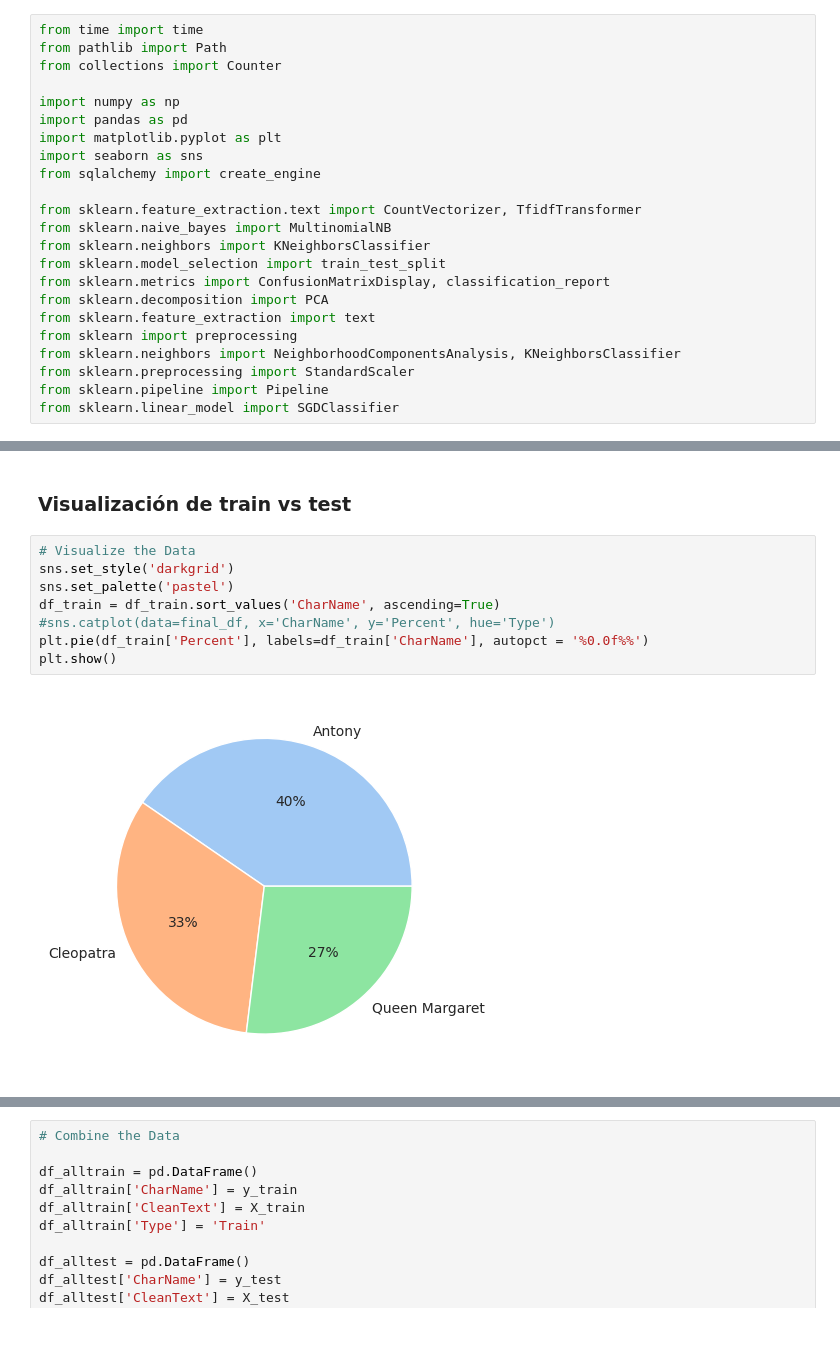
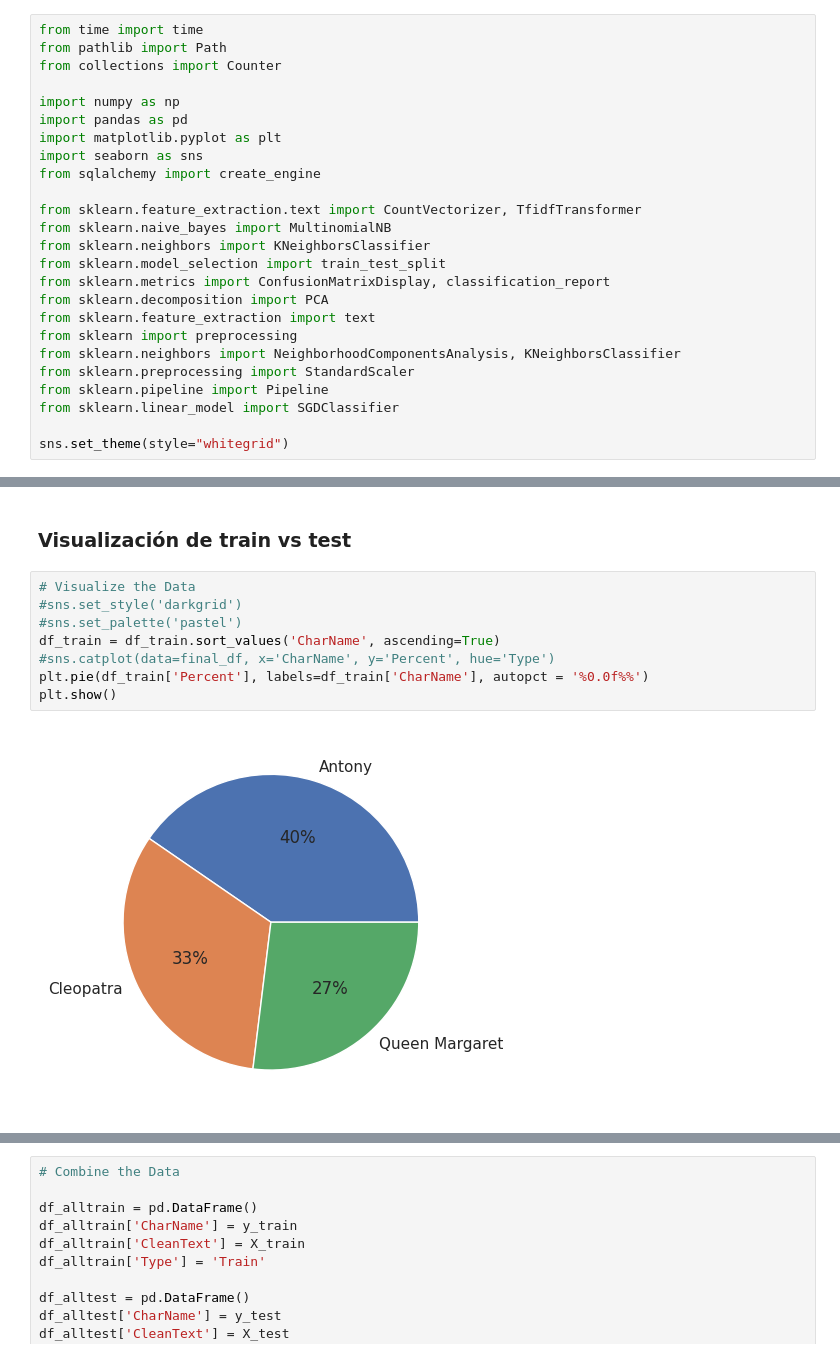
Before and after one commit to luchymd89/introcd, a Jupyter notebook: Tarea_2/shakespeare_tarea_2.ipynb, the cells around one changed output, grey strips where cells are left out. Cells and saved outputs as stored; diff of their text form.

```diff
--- a/Tarea_2/shakespeare_tarea_2.ipynb
+++ b/Tarea_2/shakespeare_tarea_2.ipynb
@@ -31,6 +31,8 @@ from sklearn.neighbors import NeighborhoodComponentsAnalysis, KNeighborsClassifi
 from sklearn.preprocessing import StandardScaler
 from sklearn.pipeline import Pipeline
 from sklearn.linear_model import SGDClassifier
+
+sns.set_theme(style="whitegrid")
 # %% [markdown]
 ## Conexión a la Base y Lectura de Datos
 # %%
@@ -246,14 +248,14 @@ Porcentaje en test Character Queen Margaret:  27.13 %
 ### Visualización de train vs test
 # %%
 # Visualize the Data
-sns.set_style('darkgrid')
-sns.set_palette('pastel')
+#sns.set_style('darkgrid')
+#sns.set_palette('pastel')
 df_train = df_train.sort_values('CharName', ascending=True)
 #sns.catplot(data=final_df, x='CharName', y='Percent', hue='Type')
 plt.pie(df_train['Percent'], labels=df_train['CharName'], autopct = '%0.0f%%')
 plt.show()
 # %% [output]
-[figure, old version]
+[figure, new version]
 # %%
 df_test = df_test.sort_values('CharName', ascending=True)
 # Visualize the Data
```
Also changed, not shown: parts of 15 cells of this notebook.
